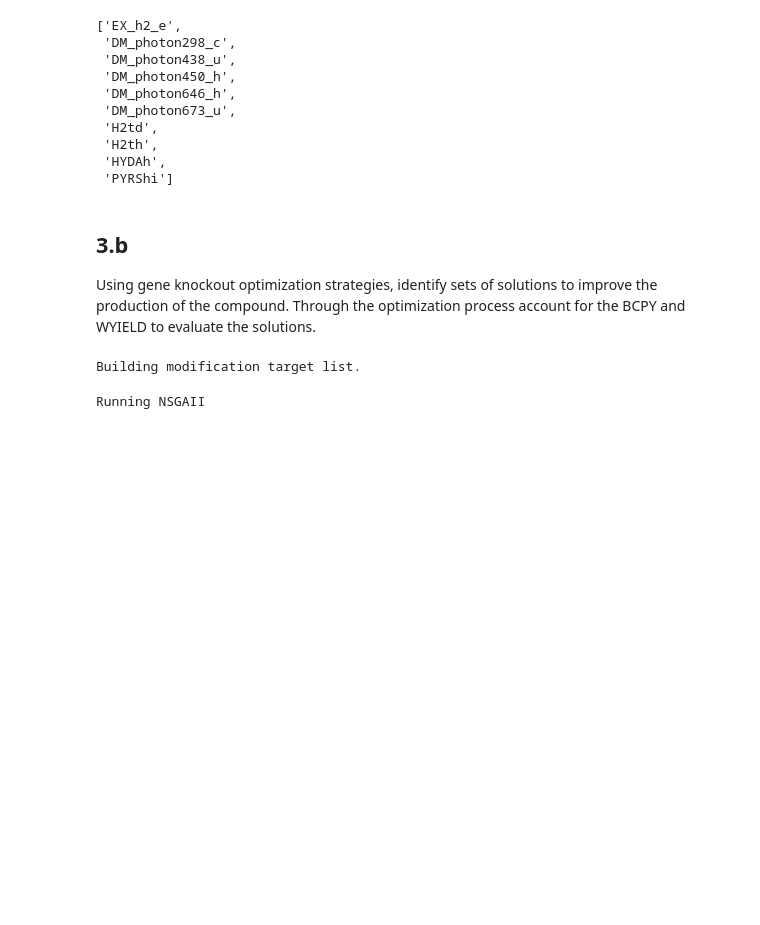
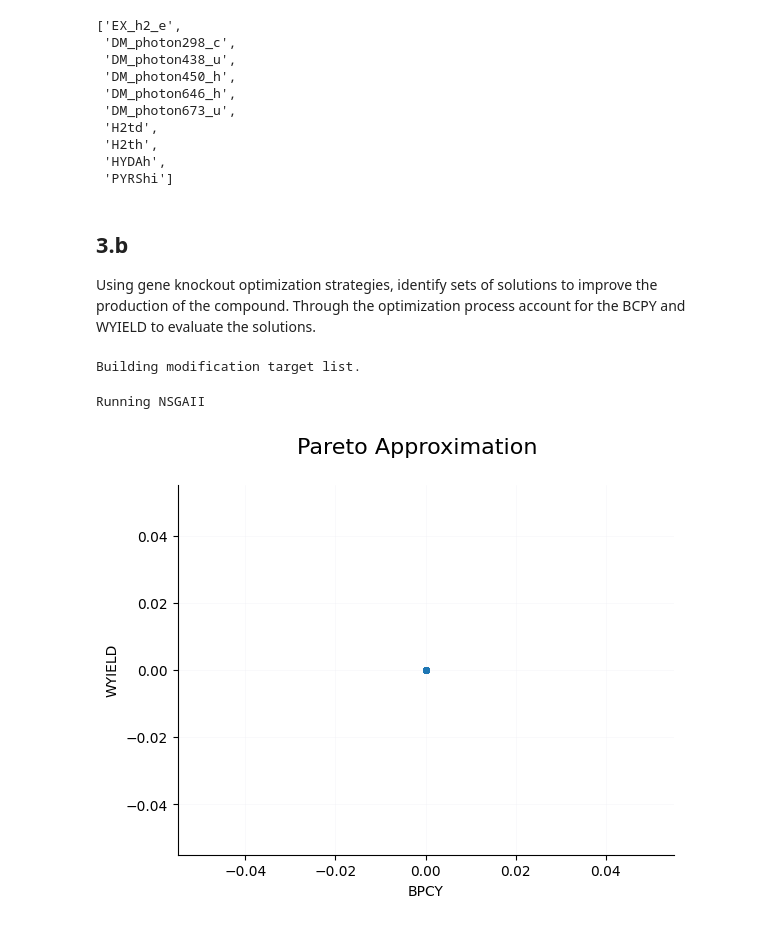
Before and after one commit to rezekiz/flux-balance-analysis, a Jupyter notebook: exercicio-2.ipynb, the cells around one changed output. Cells and saved outputs as stored; diff of their text form; code cells hidden in the pictures; blank space fills up the shorter version.

```diff
--- a/exercicio-2.ipynb
+++ b/exercicio-2.ipynb
@@ -199,8 +199,10 @@ problem = GKOProblem(model, fevaluation=[
 # %%
 # Corremos a simulação
 from mewpy.optimization import EA
-ea = EA(problem, max_generations= 100, visualizer=True)
-# final_pop = ea.run()
+ea = EA(problem, max_generations= 5, visualizer=True)
-# %% [output]
-Building modification target list.
-Running NSGAII
+# %%
+final_pop = ea.run()
+# %% [output]
+Building modification target list.
+Running NSGAII
+[figure, added]
```
Also changed, not shown: parts of 1 cell of this notebook.
